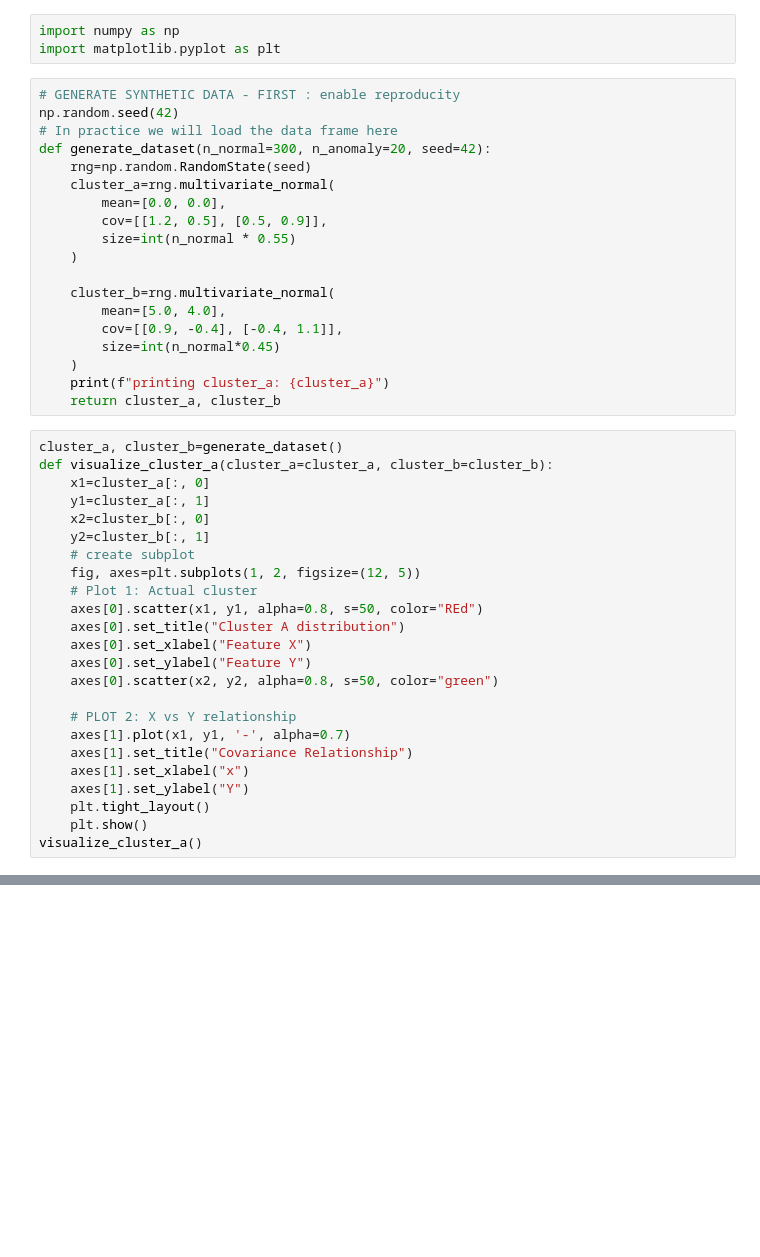
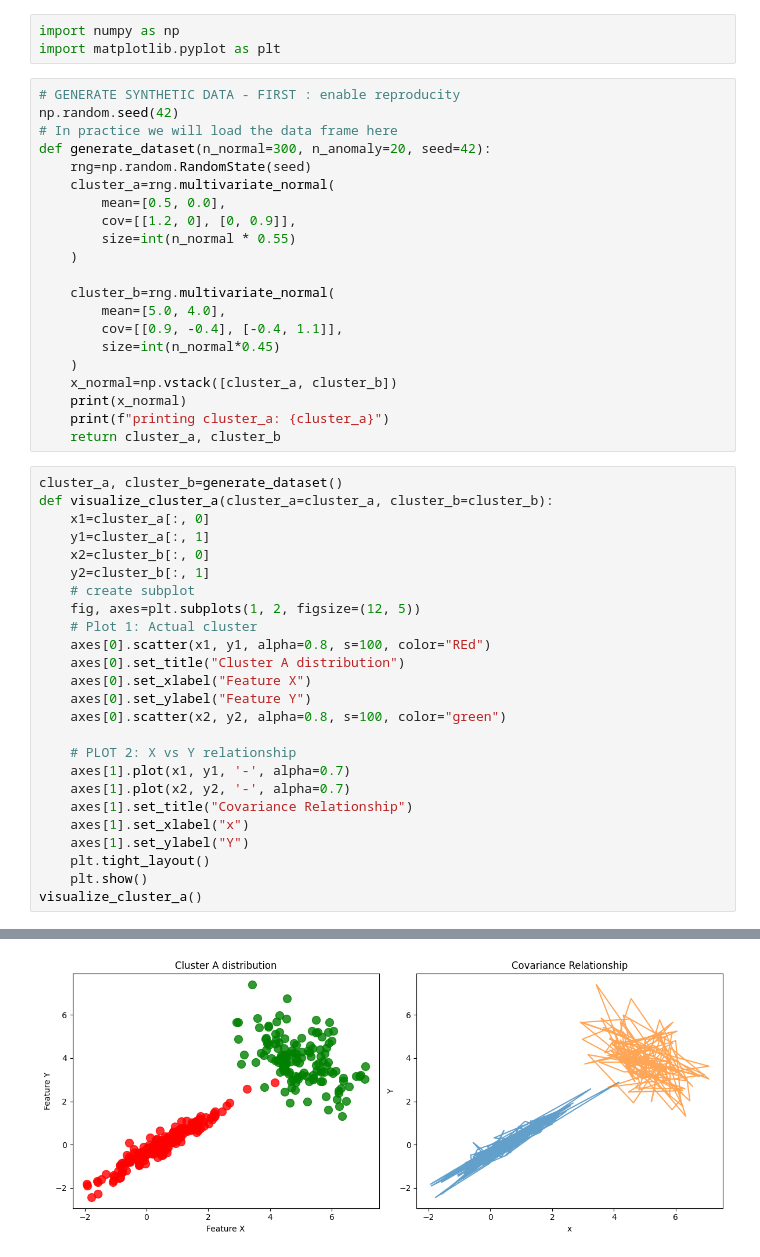
Before and after one commit to iws3/MarkGPT, a Jupyter notebook: contributors/gita/module-3/anomaly_detection_ml.ipynb, the cells around one changed output, grey strips where cells are left out. Cells and saved outputs as stored; diff of their text form; blank space fills up the shorter version.

Commit message:
explored variance and covariance graphically

```diff
--- a/contributors/gita/module-3/anomaly_detection_ml.ipynb
+++ b/contributors/gita/module-3/anomaly_detection_ml.ipynb
@@ -8,8 +8,8 @@ np.random.seed(42)
 def generate_dataset(n_normal=300, n_anomaly=20, seed=42):
     rng=np.random.RandomState(seed)
     cluster_a=rng.multivariate_normal(
-        mean=[0.0, 0.0],
-        cov=[[1.2, 0.5], [0.5, 0.9]],
+        mean=[0.5, 0.0],
+        cov=[[1.2, 0], [0, 0.9]],
         size=int(n_normal * 0.55)
     )
 
@@ -18,6 +18,8 @@ def generate_dataset(n_normal=300, n_anomaly=20, seed=42):
         cov=[[0.9, -0.4], [-0.4, 1.1]],
         size=int(n_normal*0.45)
     )
+    x_normal=np.vstack([cluster_a, cluster_b])
+    print(x_normal)
     print(f"printing cluster_a: {cluster_a}")
     return cluster_a, cluster_b
 # %%
@@ -30,14 +32,15 @@ def visualize_cluster_a(cluster_a=cluster_a, cluster_b=cluster_b):
     # create subplot
     fig, axes=plt.subplots(1, 2, figsize=(12, 5))
     # Plot 1: Actual cluster
-    axes[0].scatter(x1, y1, alpha=0.8, s=50, color="REd")
+    axes[0].scatter(x1, y1, alpha=0.8, s=100, color="REd")
     axes[0].set_title("Cluster A distribution")
     axes[0].set_xlabel("Feature X")
     axes[0].set_ylabel("Feature Y")
-    axes[0].scatter(x2, y2, alpha=0.8, s=50, color="green")
+    axes[0].scatter(x2, y2, alpha=0.8, s=100, color="green")
 
     # PLOT 2: X vs Y relationship
     axes[1].plot(x1, y1, '-', alpha=0.7)
+    axes[1].plot(x2, y2, '-', alpha=0.7)
     axes[1].set_title("Covariance Relationship")
     axes[1].set_xlabel("x")
     axes[1].set_ylabel("Y")
@@ -48,0 +68 @@ AttributeError: '_cython_3_2_4.cython_function_or_method' object has no attribut
+[figure, added]
```
Also changed, not shown: parts of 1 cell of this notebook.
